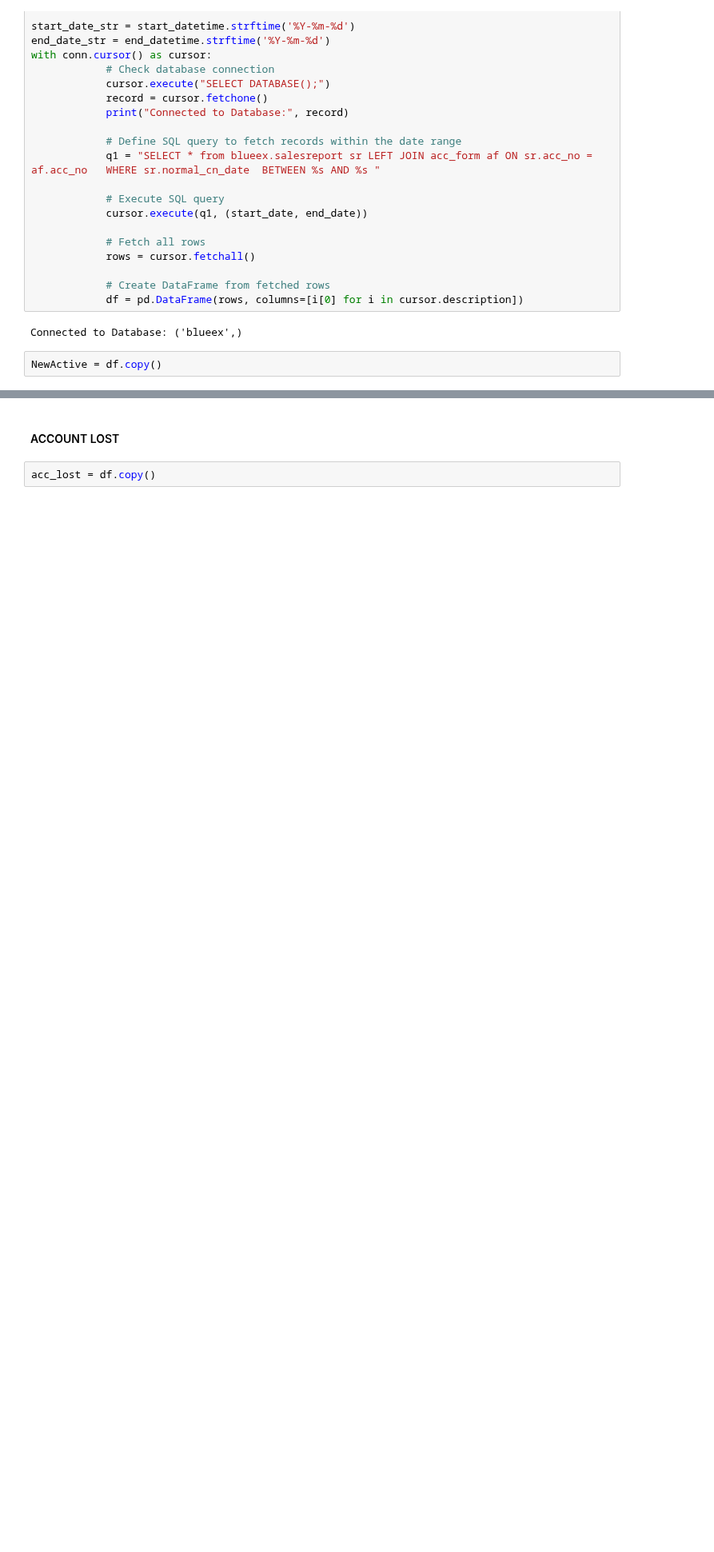
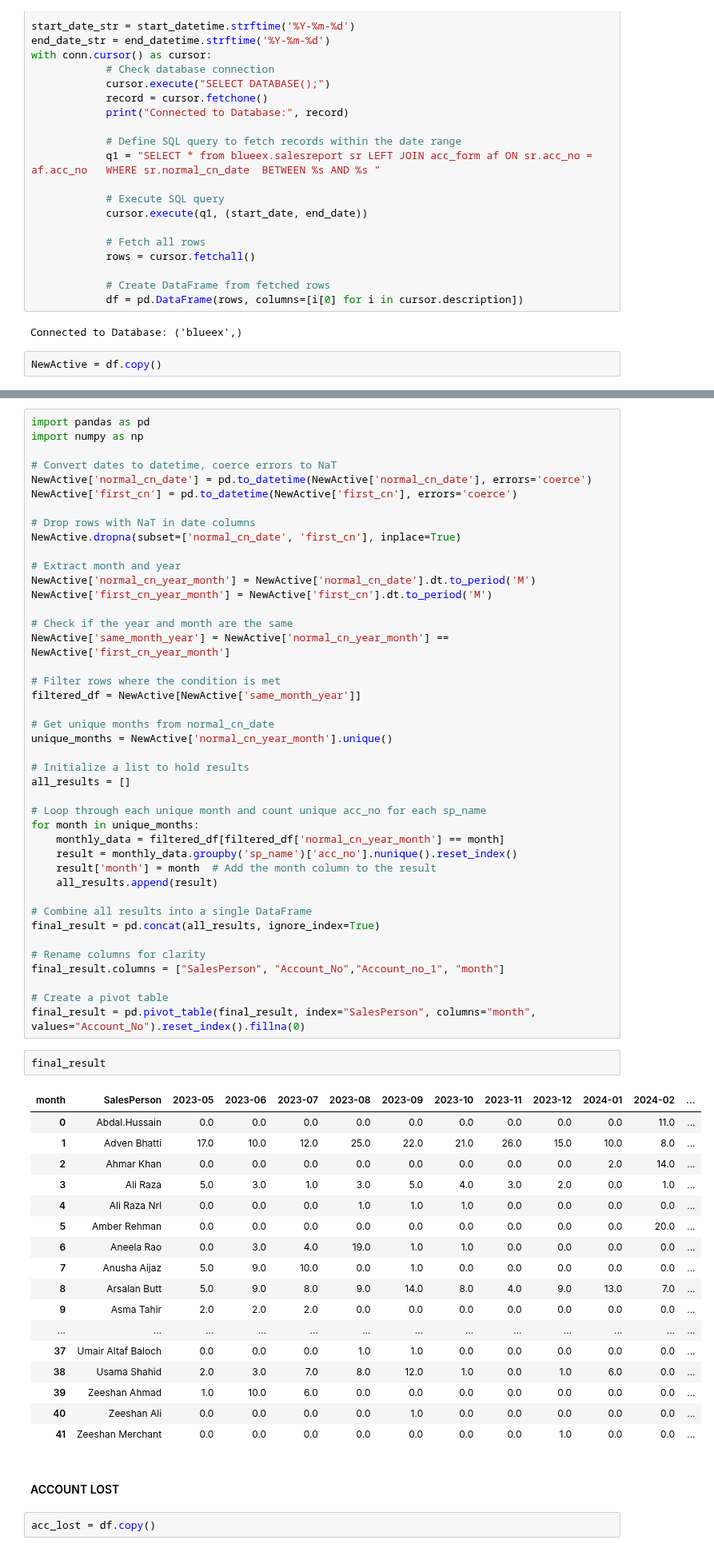
Before and after one commit to TahaDataAlchemy/BLUE-EX-Domestic-Auto, a Jupyter notebook: ETL.ipynb, the cells around one changed output, grey strips where cells are left out. Shown at 80% size. Saved outputs shown, nothing was run; the diff lists cells and outputs as text; blank space fills up the shorter version.

```diff
--- a/ETL.ipynb
+++ b/ETL.ipynb
@@ -4611,3 +4573,65 @@ final_result = pd.pivot_table(final_result,index="SalesPerson",columns="month",v
+# %%
+import pandas as pd
+import numpy as np
+
+# Convert dates to datetime, coerce errors to NaT
+NewActive['normal_cn_date'] = pd.to_datetime(NewActive['normal_cn_date'], errors='coerce')
+NewActive['first_cn'] = pd.to_datetime(NewActive['first_cn'], errors='coerce')
+
+# Drop rows with NaT in date columns
+NewActive.dropna(subset=['normal_cn_date', 'first_cn'], inplace=True)
+
+# Extract month and year
+NewActive['normal_cn_year_month'] = NewActive['normal_cn_date'].dt.to_period('M')
+NewActive['first_cn_year_month'] = NewActive['first_cn'].dt.to_period('M')
+
+# Check if the year and month are the same
+NewActive['same_month_year'] = NewActive['normal_cn_year_month'] == NewActive['first_cn_year_month']
+
+# Filter rows where the condition is met
+filtered_df = NewActive[NewActive['same_month_year']]
+
+# Get unique months from normal_cn_date
+unique_months = NewActive['normal_cn_year_month'].unique()
+
+# Initialize a list to hold results
+all_results = []
+
+# Loop through each unique month and count unique acc_no for each sp_name
+for month in unique_months:
+    monthly_data = filtered_df[filtered_df['normal_cn_year_month'] == month]
+    result = monthly_data.groupby('sp_name')['acc_no'].nunique().reset_index()
+    result['month'] = month  # Add the month column to the result
+    all_results.append(result)
+
+# Combine all results into a single DataFrame
+final_result = pd.concat(all_results, ignore_index=True)
+
+# Rename columns for clarity
+final_result.columns = ["SalesPerson", "Account_No","Account_no_1", "month"]
+
+# Create a pivot table
+final_result = pd.pivot_table(final_result, index="SalesPerson", columns="month", values="Account_No").reset_index().fillna(0)
+# %%
+final_result
+# %% [output]
+| month | SalesPerson | 2023-05 | 2023-06 | 2023-07 | 2023-08 | 2023-09 | 2023-10 | 2023-11 | 2023-12 | 2024-01 | 2024-02 | ... |
+| 0 | Abdal.Hussain | 0.0 | 0.0 | 0.0 | 0.0 | 0.0 | 0.0 | 0.0 | 0.0 | 0.0 | 11.0 | ... |
+| 1 | Adven Bhatti | 17.0 | 10.0 | 12.0 | 25.0 | 22.0 | 21.0 | 26.0 | 15.0 | 10.0 | 8.0 | ... |
+| 2 | Ahmar Khan | 0.0 | 0.0 | 0.0 | 0.0 | 0.0 | 0.0 | 0.0 | 0.0 | 2.0 | 14.0 | ... |
+| 3 | Ali Raza | 5.0 | 3.0 | 1.0 | 3.0 | 5.0 | 4.0 | 3.0 | 2.0 | 0.0 | 1.0 | ... |
+| 4 | Ali Raza Nrl | 0.0 | 0.0 | 0.0 | 1.0 | 1.0 | 1.0 | 0.0 | 0.0 | 0.0 | 0.0 | ... |
+| 5 | Amber Rehman | 0.0 | 0.0 | 0.0 | 0.0 | 0.0 | 0.0 | 0.0 | 0.0 | 0.0 | 20.0 | ... |
+| 6 | Aneela Rao | 0.0 | 3.0 | 4.0 | 19.0 | 1.0 | 1.0 | 0.0 | 0.0 | 0.0 | 0.0 | ... |
+| 7 | Anusha Aijaz | 5.0 | 9.0 | 10.0 | 0.0 | 1.0 | 0.0 | 0.0 | 0.0 | 0.0 | 0.0 | ... |
+| 8 | Arsalan Butt | 5.0 | 9.0 | 8.0 | 9.0 | 14.0 | 8.0 | 4.0 | 9.0 | 13.0 | 7.0 | ... |
+| 9 | Asma Tahir | 2.0 | 2.0 | 2.0 | 0.0 | 0.0 | 0.0 | 0.0 | 0.0 | 0.0 | 0.0 | ... |
+| ... | ... | ... | ... | ... | ... | ... | ... | ... | ... | ... | ... | ... |
+| 37 | Umair Altaf Baloch | 0.0 | 0.0 | 0.0 | 1.0 | 1.0 | 0.0 | 0.0 | 0.0 | 0.0 | 0.0 | ... |
+| 38 | Usama Shahid | 2.0 | 3.0 | 7.0 | 8.0 | 12.0 | 1.0 | 0.0 | 1.0 | 6.0 | 0.0 | ... |
+| 39 | Zeeshan Ahmad | 1.0 | 10.0 | 6.0 | 0.0 | 0.0 | 0.0 | 0.0 | 0.0 | 0.0 | 0.0 | ... |
+| 40 | Zeeshan Ali | 0.0 | 0.0 | 0.0 | 0.0 | 1.0 | 0.0 | 0.0 | 0.0 | 0.0 | 0.0 | ... |
+| 41 | Zeeshan Merchant | 0.0 | 0.0 | 0.0 | 0.0 | 0.0 | 0.0 | 0.0 | 1.0 | 0.0 | 0.0 | ... |
 # %% [markdown]
 #### ACCOUNT LOST
 # %%
```
Also changed, not shown: parts of 3 cells of this notebook.
